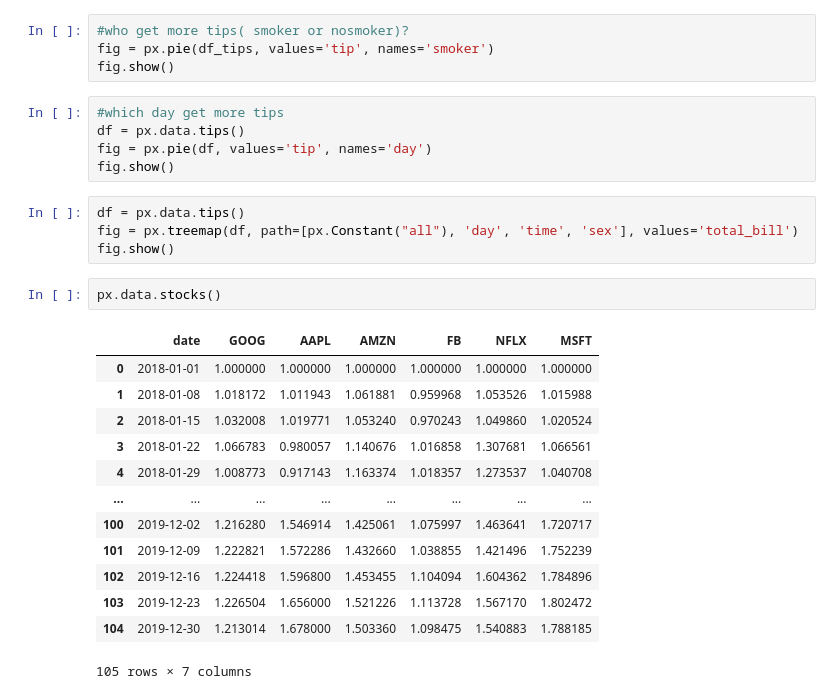
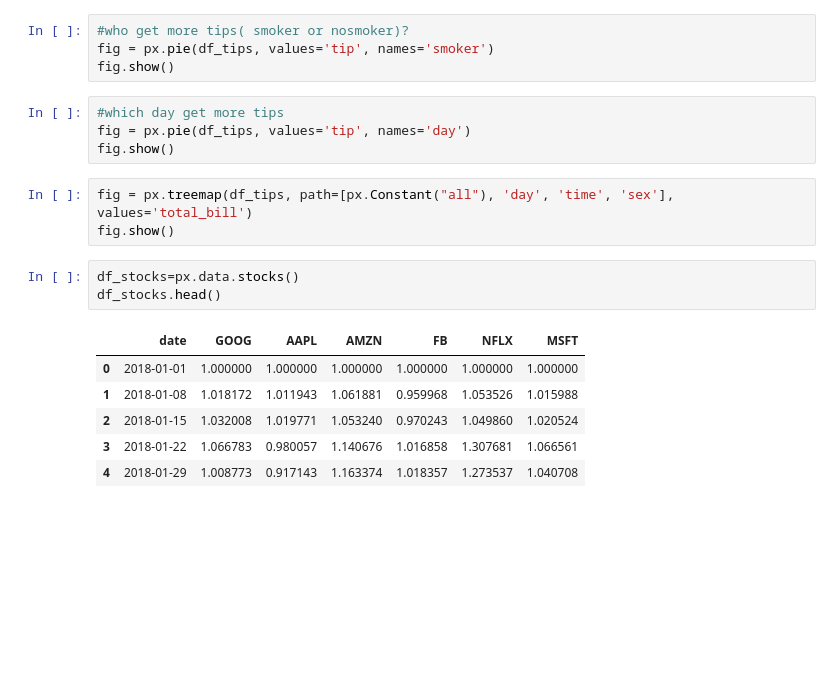
Before and after one commit to Shehab1855/ITI_DE_LABS, a Jupyter notebook: ITI_DE_labs/Data visualization/Untitled-1.ipynb, the cells around one changed output. Cells and saved outputs as stored; diff of their text form; blank space fills up the shorter version.

```diff
--- a/ITI_DE_labs/Data visualization/Untitled-1.ipynb
+++ b/ITI_DE_labs/Data visualization/Untitled-1.ipynb
@@ -84,26 +84,18 @@ fig = px.pie(df_tips, values='tip', names='smoker')
 fig.show()
 # %%
 #which day get more tips
-df = px.data.tips()
-fig = px.pie(df, values='tip', names='day')
+fig = px.pie(df_tips, values='tip', names='day')
 fig.show()
 # %%
-df = px.data.tips()
-fig = px.treemap(df, path=[px.Constant("all"), 'day', 'time', 'sex'], values='total_bill')
+fig = px.treemap(df_tips, path=[px.Constant("all"), 'day', 'time', 'sex'], values='total_bill')
 fig.show()
-# %%
-px.data.stocks()
-# %% [output]
-|  | date | GOOG | AAPL | AMZN | FB | NFLX | MSFT |
-| 0 | 2018-01-01 | 1.000000 | 1.000000 | 1.000000 | 1.000000 | 1.000000 | 1.000000 |
-| 1 | 2018-01-08 | 1.018172 | 1.011943 | 1.061881 | 0.959968 | 1.053526 | 1.015988 |
-| 2 | 2018-01-15 | 1.032008 | 1.019771 | 1.053240 | 0.970243 | 1.049860 | 1.020524 |
-| 3 | 2018-01-22 | 1.066783 | 0.980057 | 1.140676 | 1.016858 | 1.307681 | 1.066561 |
-| 4 | 2018-01-29 | 1.008773 | 0.917143 | 1.163374 | 1.018357 | 1.273537 | 1.040708 |
-| ... | ... | ... | ... | ... | ... | ... | ... |
-| 100 | 2019-12-02 | 1.216280 | 1.546914 | 1.425061 | 1.075997 | 1.463641 | 1.720717 |
-| 101 | 2019-12-09 | 1.222821 | 1.572286 | 1.432660 | 1.038855 | 1.421496 | 1.752239 |
-| 102 | 2019-12-16 | 1.224418 | 1.596800 | 1.453455 | 1.104094 | 1.604362 | 1.784896 |
-| 103 | 2019-12-23 | 1.226504 | 1.656000 | 1.521226 | 1.113728 | 1.567170 | 1.802472 |
-| 104 | 2019-12-30 | 1.213014 | 1.678000 | 1.503360 | 1.098475 | 1.540883 | 1.788185 |
-105 rows × 7 columns
+# %%
+df_stocks=px.data.stocks()
+df_stocks.head()
+# %% [output]
+|  | date | GOOG | AAPL | AMZN | FB | NFLX | MSFT |
+| 0 | 2018-01-01 | 1.000000 | 1.000000 | 1.000000 | 1.000000 | 1.000000 | 1.000000 |
+| 1 | 2018-01-08 | 1.018172 | 1.011943 | 1.061881 | 0.959968 | 1.053526 | 1.015988 |
+| 2 | 2018-01-15 | 1.032008 | 1.019771 | 1.053240 | 0.970243 | 1.049860 | 1.020524 |
+| 3 | 2018-01-22 | 1.066783 | 0.980057 | 1.140676 | 1.016858 | 1.307681 | 1.066561 |
+| 4 | 2018-01-29 | 1.008773 | 0.917143 | 1.163374 | 1.018357 | 1.273537 | 1.040708 |
```
